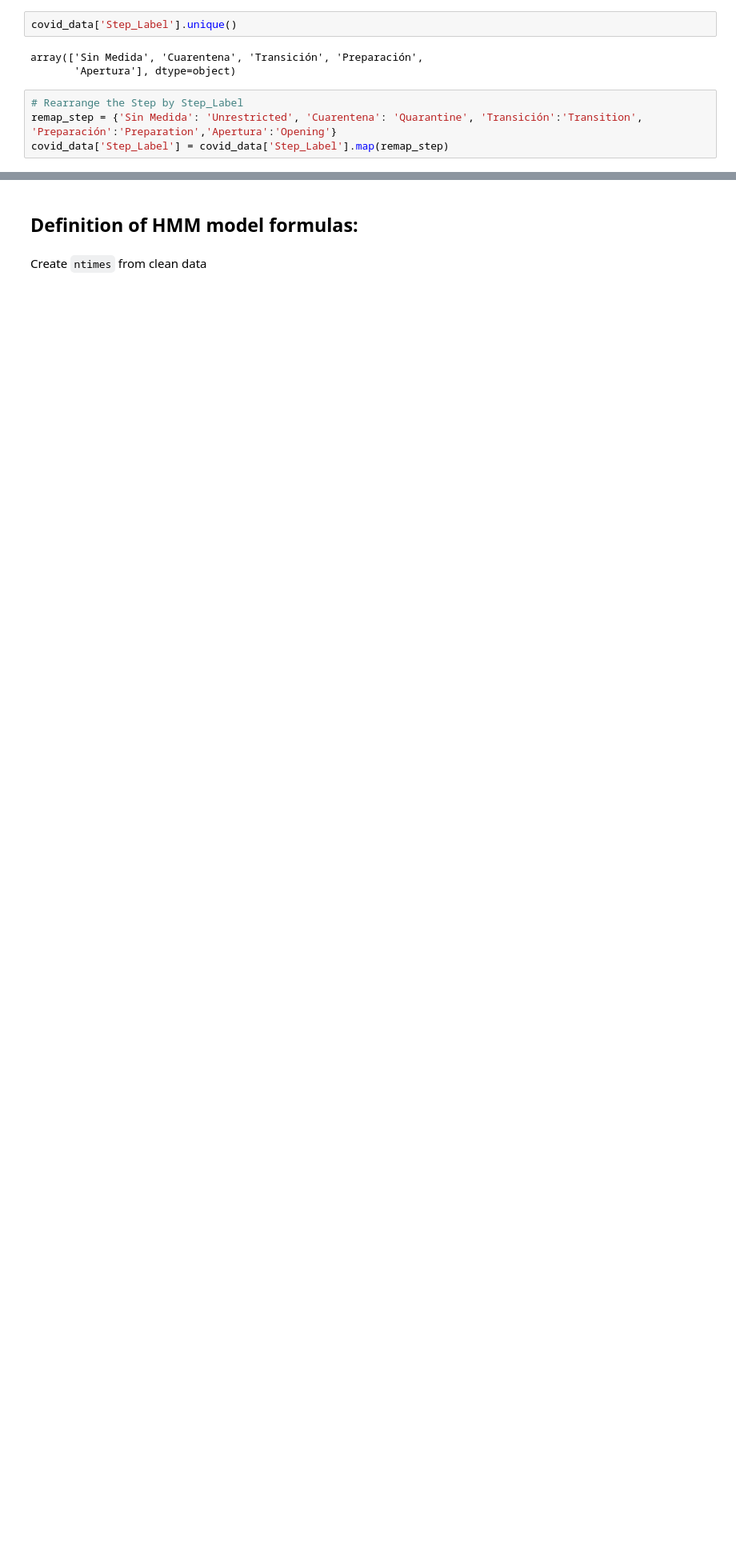
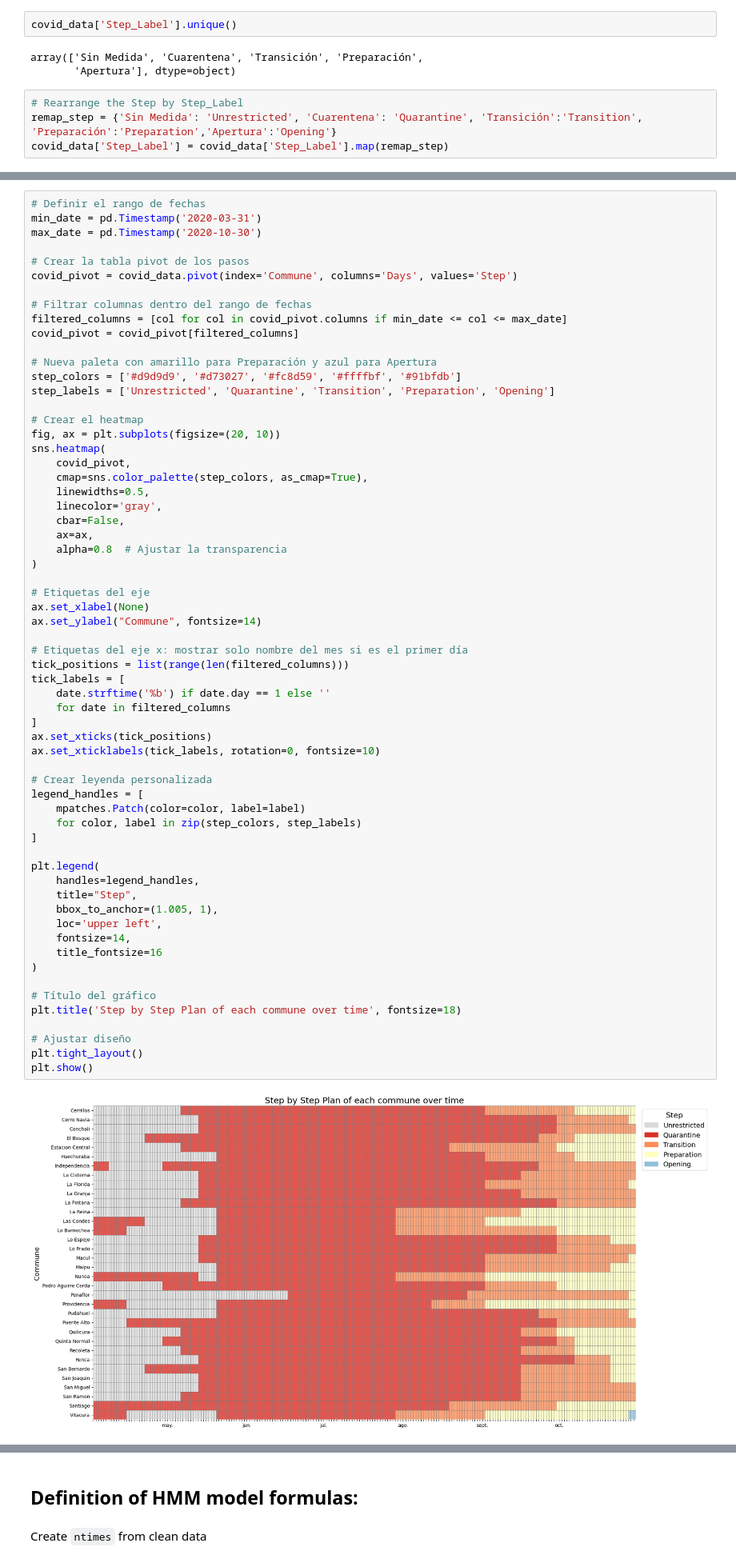
Before and after one commit to lugerlakes/covid-nhmm, a Jupyter notebook: notebooks/nHMM.ipynb, the cells around one changed output, grey strips where cells are left out. Shown at 80% size. Saved outputs shown, nothing was run; the diff lists cells and outputs as text; blank space fills up the shorter version.

```diff
--- a/notebooks/nHMM.ipynb
+++ b/notebooks/nHMM.ipynb
@@ -338,0 +321,64 @@ plt.show()
+# %%
+# Definir el rango de fechas
+min_date = pd.Timestamp('2020-03-31')
+max_date = pd.Timestamp('2020-10-30')
+
+# Crear la tabla pivot de los pasos
+covid_pivot = covid_data.pivot(index='Commune', columns='Days', values='Step')
+
+# Filtrar columnas dentro del rango de fechas
+filtered_columns = [col for col in covid_pivot.columns if min_date <= col <= max_date]
+covid_pivot = covid_pivot[filtered_columns]
+
+# Nueva paleta con amarillo para Preparación y azul para Apertura
+step_colors = ['#d9d9d9', '#d73027', '#fc8d59', '#ffffbf', '#91bfdb']
+step_labels = ['Unrestricted', 'Quarantine', 'Transition', 'Preparation', 'Opening']
+
+# Crear el heatmap
+fig, ax = plt.subplots(figsize=(20, 10))
+sns.heatmap(
+    covid_pivot,
+    cmap=sns.color_palette(step_colors, as_cmap=True),
+    linewidths=0.5,
+    linecolor='gray',
+    cbar=False,
+    ax=ax,
+    alpha=0.8  # Ajustar la transparencia
+)
+
+# Etiquetas del eje
+ax.set_xlabel(None)
+ax.set_ylabel("Commune", fontsize=14)
+
+# Etiquetas del eje x: mostrar solo nombre del mes si es el primer día
+tick_positions = list(range(len(filtered_columns)))
+tick_labels = [
+    date.strftime('%b') if date.day == 1 else ''
+    for date in filtered_columns
+]
+ax.set_xticks(tick_positions)
+ax.set_xticklabels(tick_labels, rotation=0, fontsize=10)
+
+# Crear leyenda personalizada
+legend_handles = [
+    mpatches.Patch(color=color, label=label)
+    for color, label in zip(step_colors, step_labels)
+]
+
+plt.legend(
+    handles=legend_handles,
+    title="Step",
+    bbox_to_anchor=(1.005, 1),
+    loc='upper left',
+    fontsize=14,
+    title_fontsize=16
+)
+
+# Título del gráfico
+plt.title('Step by Step Plan of each commune over time', fontsize=18)
+
+# Ajustar diseño
+plt.tight_layout()
+plt.show()
+# %% [output]
+[figure, added]
```
Also changed, not shown: parts of 23 cells of this notebook.
